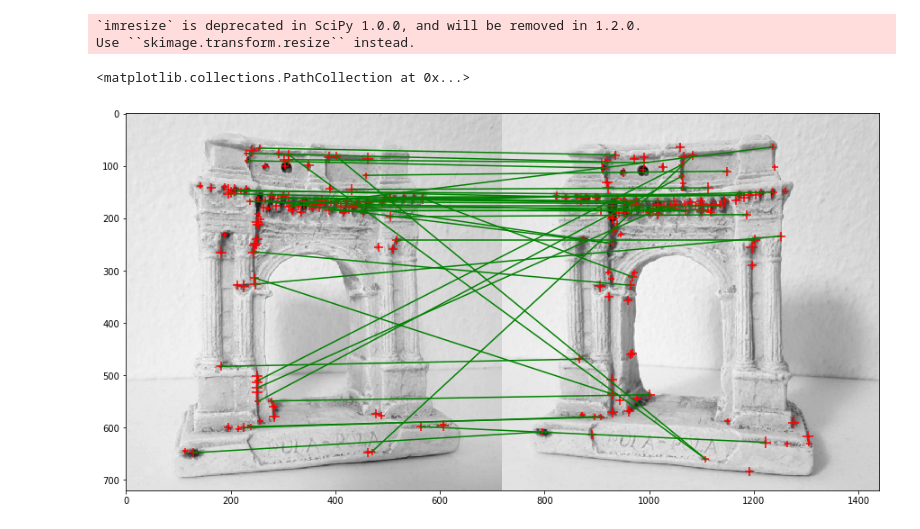
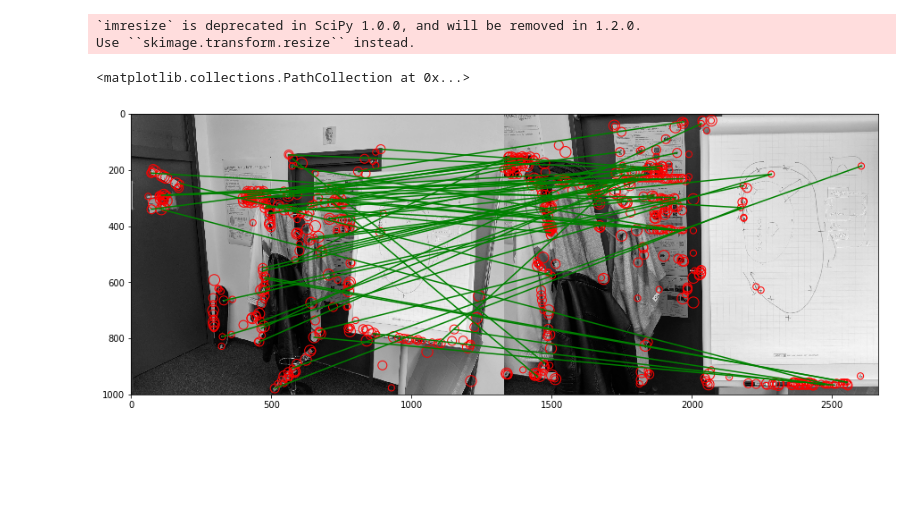
Before and after one commit to polygon-software/python-visual-odometry, a Jupyter notebook: Chapter 7 - Point Feature Description & Matching (FAST, SIFT, SURF).ipynb, the cells around one changed output. Saved outputs shown, nothing was run; the diff lists cells and outputs as text; code cells hidden in the pictures; blank space fills up the shorter version.

```diff
--- a/Chapter 7 - Point Feature Description & Matching (FAST, SIFT, SURF).ipynb
+++ b/Chapter 7 - Point Feature Description & Matching (FAST, SIFT, SURF).ipynb
@@ -148,7 +148,7 @@ n_octaves = 5
 sigma = 1.6
 
 # Example image (since we have a greyscale image, reduce dimensionality down to 2)
-img = mpimg.imread('img/chapter_6/harris_1.jpg')[:,:,0]
+img = mpimg.imread('img/chapter_7/img_1.jpg')[:,:,0]
 img = np.array(img, dtype=np.float32) / 255
 plt.imshow(img, cmap='gray')
 plt.show()
@@ -319,18 +362,33 @@ Now that we know where the SIFT features are, let's try to extract the SIFT desc
 - We then scale the norm of the gradient by their distance to the center by multiplying the gradient norms with the gaussian centered in the keypoint using sigma=1.5 * 16.
 - Then, we divide the 16x16 patch into 4 sub-patches of size 4x4. For each sub-block, a 8 bin orientation histogram is created, with gradients weighted by their norm.
 - Finally, we concatenate the histograms into a 128 element vector. After normalizing the vector such that it has a norm of 1, we can return it as the descriptor.
+# %%
+def getGaussian(shape=(3,3),sigma=0.5):
+    """
+    2D gaussian mask - should give the same result as MATLAB's
+    fspecial('gaussian',[shape],[sigma])
+    """
+    m,n = [(ss-1.)/2. for ss in shape]
+    y,x = np.ogrid[-m:m+1,-n:n+1]
+    h = np.exp( -(x*x + y*y) / (2.*sigma*sigma) )
+    h[ h < np.finfo(h.dtype).eps*h.max() ] = 0
+    sumh = h.sum()
+    if sumh != 0:
+        h /= sumh
+    return h
 # %%
 gradient_pyramid = computePyramid(img, n_octaves, n_scales, sigma, img_type='gradient')
 
 def extractDescriptor(gradient_pyramid, octave, scale, x, y):
 
     x, y = x//2**octave, y//2**octave
-    patch_angle = gradient_pyramid[octave][scale-1][y-8:y+8, x-8:x+8, 0]
-    patch_magnitude = gradient_pyramid[octave][scale-1][y-8:y+8, x-8:x+8, 1]
+    img = np.pad(gradient_pyramid[octave][scale-1], ((8, 8), (8, 8), (0, 0)), 'constant')
+    patch_angle = img[y:y+16, x:x+16, 0]
+    patch_magnitude = img[y:y+16, x:x+16, 1]
 
-    gx, gy = np.meshgrid(np.linspace(-1,1,16), np.linspace(-1,1,16))
-    gaussian_grid = np.exp(-((np.sqrt(gx*gx+gy*gy)**2 / (2.0))))
+    gaussian_grid = getGaussian((16,16), 16*1.5)
     patch_magnitude *= gaussian_grid
+
     descriptor = np.zeros((128, ), dtype=np.float32)
 
     i = 0
@@ -342,7 +400,7 @@ def extractDescriptor(gradient_pyramid, octave, scale, x, y):
             vector_angle = np.reshape(cell_angle, (16,1))
             vector_magnitude = np.reshape(cell_magnitude, (16,1))
 
-            hist, _ = np.histogram(vector_angle, range=(-np.pi, np.pi), bins=8, weights=vector_magnitude)
+            hist, _ = np.histogram(vector_angle, bins=8, range=(-np.pi, np.pi), weights=vector_magnitude)
             descriptor[i:i+8] = hist
             i += 8
 
@@ -355,12 +413,8 @@ def extractDescriptor(gradient_pyramid, octave, scale, x, y):
 
     return descriptor
 
-descriptors = []
-for i in range(len(x_positions)):
-    descriptor = extractDescriptor(gradient_pyramid, octaves[i], scales[i], x_positions[i], y_positions[i])
-    descriptors.append(descriptor)
-
-descriptors[0]
+# plt.imshow(dog_pyramid[octaves[0]][scales[0]-1][y_positions[0]-8:y_positions[0]+8, x_positions[0]-8:x_positions[0]+8], cmap='gray')
+extractDescriptor(gradient_pyramid, octaves[0], scales[0], x_positions[0], y_positions[0])
 # %% [output]
 `imresize` is deprecated in SciPy 1.0.0, and will be removed in 1.2.0.
 Use ``skimage.transform.resize`` instead.
@@ -416,14 +470,14 @@ def match_descriptors(descriptors_1, descriptors_2, threshold = 0.8, max_distanc
     return matches
 # %%
 # Image 1
-img_1 = np.array(mpimg.imread('img/chapter_6/harris_1.jpg')[:,:,0] , dtype=np.float32) / 255
+img_1 = np.array(mpimg.imread('img/chapter_7/img_1.jpg')[:,:,0] , dtype=np.float32) / 255
 dog_pyramid_1 = computePyramid(img_1, n_octaves, n_scales, sigma, img_type='DoG')
 gradient_pyramid_1 = computePyramid(img_1, n_octaves, n_scales, sigma, img_type='gradient')
 x_positions_1, y_positions_1, octaves_1, scales_1 = extractFeatures(dog_pyramid_1)
 descriptors_1 = [extractDescriptor(gradient_pyramid_1, octaves_1[i], scales_1[i], x_positions_1[i], y_positions_1[i]) for i in range(len(x_positions_1))]
 
 # Image 2
-img_2 = np.array(mpimg.imread('img/chapter_6/harris_2.jpg')[:,:,0] , dtype=np.float32) / 255
+img_2 = np.array(mpimg.imread('img/chapter_7/img_2.jpg')[:,:,0] , dtype=np.float32) / 255
 dog_pyramid_2 = computePyramid(img_2, n_octaves, n_scales, sigma, img_type='DoG')
 gradient_pyramid_2 = computePyramid(img_2, n_octaves, n_scales, sigma, img_type='gradient')
 x_positions_2, y_positions_2, octaves_2, scales_2 = extractFeatures(dog_pyramid_2)
@@ -434,21 +488,21 @@ Use ``skimage.transform.resize`` instead.
 # %%
 # Calculate matches
 matches = match_descriptors(descriptors_1, descriptors_2)
 
 # Create a combined image and shift the x positions of the second image
 combined_img = np.concatenate((img_1, img_2), axis=1)
-x_positions_2_shifted = x_positions_2 + len(img_2[0])
+x_positions_2_shifted = x_positions_2 + len(img_1[0])
 plt.imshow(combined_img, cmap='gray')
 
 # Draw lines between all descriptors that have valid matches (> -1)
 for i in range(len(matches)):
     match = matches[i]
     if match > -1:
         plt.plot([x_positions_1[i], x_positions_2_shifted[match]], [y_positions_1[i], y_positions_2[match]], c='g')
 
 # Plot descriptors for each image
-plt.scatter(x=x_positions_1, y=y_positions_1, c='r', s=scales_1*50, marker='+')
-plt.scatter(x=x_positions_2_shifted, y=y_positions_2, c='r', s=scales_2*50, marker='+')
+plt.scatter(x=x_positions_1, y=y_positions_1, s=scales_1*50, facecolors='none', edgecolors='r')
+plt.scatter(x=x_positions_2_shifted, y=y_positions_2, s=scales_2*50, facecolors='none', edgecolors='r')
 # %% [output]
 <matplotlib.collections.PathCollection at 0x...>
-[figure, old version]
+[figure, new version]
```
Also changed, not shown: parts of 6 cells of this notebook, 5 other files.
